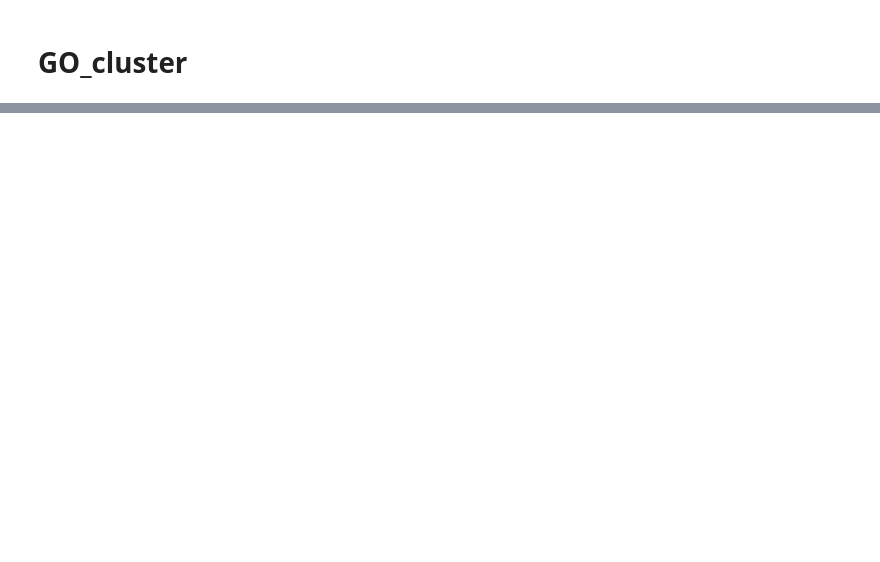
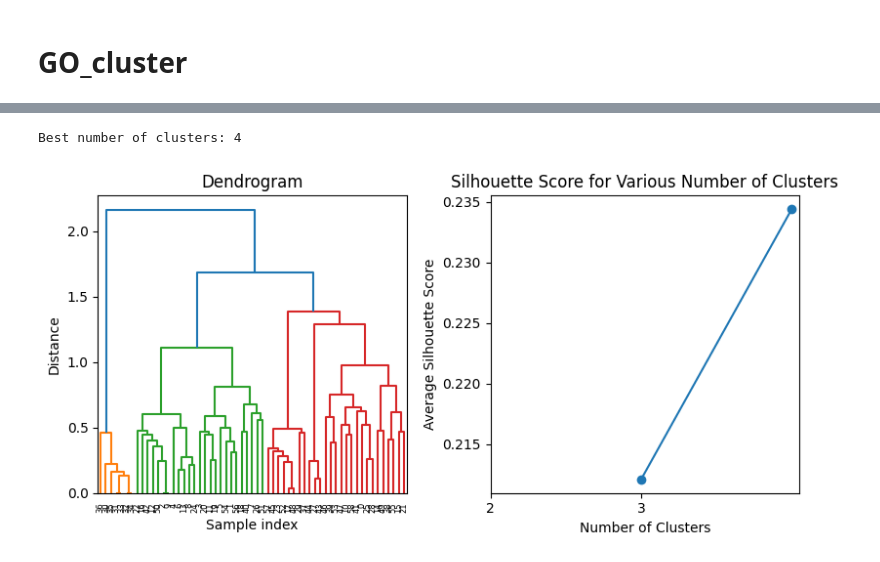
Before and after one commit to BioTechCo/main_project, a Jupyter notebook: process/GO_cluster.ipynb, the cells around one changed output, grey strips where cells are left out. Cells and saved outputs as stored; diff of their text form; code cells hidden in the pictures; blank space fills up the shorter version.

```diff
--- a/process/GO_cluster.ipynb
+++ b/process/GO_cluster.ipynb
@@ -165,0 +148,11 @@ print(gene_clusters.head())
+# %%
+weight = [1, 1, 1]
+masks = np.array([~np.isnan(distance_matrix[i].values) for i in range(3)])
+valid_weights = np.array([weight[i] for i in range(3)])[:, None, None] * masks
+weight_sums = valid_weights.sum(axis=0)
+normalized_weights = np.divide(valid_weights, weight_sums, where=weight_sums != 0)
+weighted_sum = sum(
+    np.nan_to_num(distance_matrix[i].values) * normalized_weights[i] for i in range(3)
+)
+simple_sum_dataframe = pd.DataFrame(weighted_sum, index=index, columns=index)
+simple_sum_dataframe.head()
@@ -165,0 +167,5 @@ print(gene_clusters.head())
+# %%
+cluster_result = hierarchical_clustering(simple_sum_dataframe, range_min=3, range_max=4)
+# %% [output]
+Best number of clusters: 4
+[figure, added]
```
Also changed, not shown: parts of 41 cells of this notebook.
